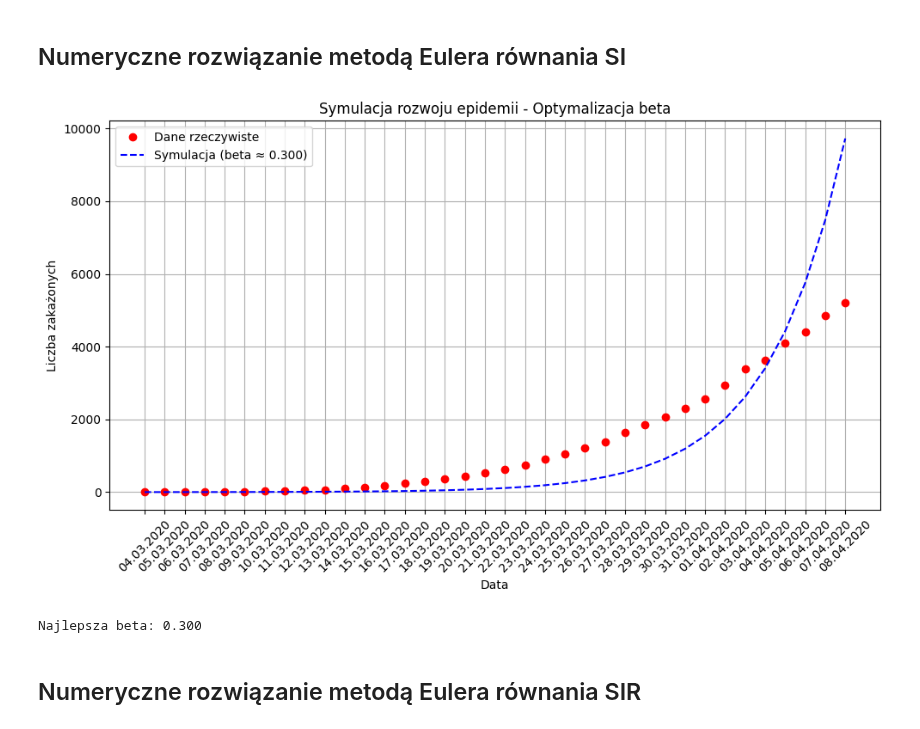
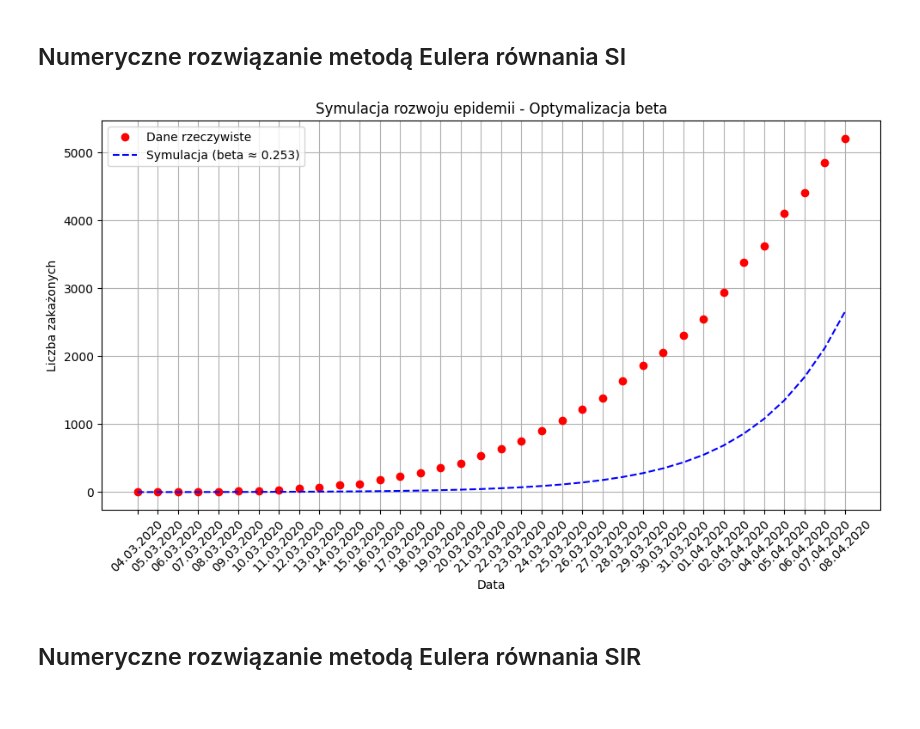
Before and after one commit to 277465/Modelowanie-Pandemii-Sars-cov-19, a Jupyter notebook: projekt.ipynb, the cells around one changed output. Drawn from its saved outputs; the diff is of its cells as text; code cells hidden in the pictures.

Commit message:
beta i wykresy

```diff
--- a/projekt.ipynb
+++ b/projekt.ipynb
@@ -210,3 +210,31 @@ $$\text{MSE} = \frac{\sum_{i=1}^{n} (y_i - p_i)^2}{n}$$
 ### Zastosowanie
 
 Metoda brute force jest stosunkowo prosta, ale może być czasochłonna przy dużych zakresach parametrów. Pomimo tego jest bardzo intuicyjna i skuteczna w przypadku małych przestrzeni poszukiwań, jak w tym przykładzie. Po znalezieniu optymalnych współczynników możemy wykorzystać model SIR do prognozowania przyszłego rozwoju epidemii.
+# %%
+import numpy as np
+from scipy.optimize import minimize
+
+# Dane wejściowe
+n = 37_900_000  # Populacja
+infected_data = [1, 1, 3, 6, 11, 17, 22, 31, 51, 68, 104, 125, 177, 238, 287, 355, 425, 536,
+                 634, 749, 901, 1051, 1221, 1389, 1638, 1862, 2055, 2311, 2554, 2946, 3383,
+                 3627, 4102, 4413, 4848, 5205]
+I0 = infected_data[0]  # Początkowa liczba zakażonych
+t = np.arange(len(infected_data))  # Czas w dniach
+
+# Funkcja analityczna SI
+def I_model(beta, t, I0, N):
+    S0 = N - I0
+    return (N * I0 * np.exp(beta * t)) / (S0 + I0 * np.exp(beta * t))
+
+# Funkcja błędu (MSE)
+def mse(beta):
+    I_simulated = I_model(beta, t, I0, n)  # Oblicz liczby zakażonych dla danego beta
+    return np.mean((np.array(I_simulated) - np.array(infected_data))**2)
+
+# Szukanie beta minimalizujące MSE
+result = minimize(mse, x0=0.3, bounds=[(0.2, 0.4)])  # Zakres beta od 0.2 do 0.4
+best_beta = result.x[0]
+
+# Wyświetlenie najlepszego beta
+print(f"Najlepsza wartość beta: {best_beta:.4f}")
@@ -304,50 +334,34 @@ def update(beta):
     I = np.zeros(t_max)
     S = np.zeros(t_max)
     I[0] = I0
     S[0] = S0
     dt = 1  # Krok czasowy
 
     # Rozwiązanie równania metodą Eulera
     for t in range(1, t_max):
         dI = beta * I[t-1] * S[t-1] * dt / n
         I[t] = I[t-1] + dI
         S[t] = S[t-1] - dI
 
     return I
 
-# Funkcja do obliczania MSE (średni błąd kwadratowy)
-def mse(beta):
-    I_simulated = update(beta)  # Symulacja dla danego beta
-    return np.mean((I_simulated - infected_data)**2)  # Obliczenie MSE
-
-# Optymalizacja: Przeszukiwanie w przedziale beta
-beta_values = np.linspace(0.2, 0.4, 1000)  # Siatka wartości beta od 0 do 1 (100 punktów)
-mse_values = [mse(beta) for beta in beta_values]  # Obliczenie MSE dla każdej wartości beta
-
-# Znalezienie najlepszego beta (najmniejszy MSE)
-#best_beta = beta_values[np.argmin(mse_values)]
-best_beta = 0.3
 # Symulacja z najlepszym beta
 Iesi = update(best_beta)  # Zapisanie wyników do Iesi
 
 # Wizualizacja wyników
 plt.figure(figsize=(10, 6))
 plt.plot(range(len(dates)), infected_data, 'o', label='Dane rzeczywiste', color='red')
 plt.plot(range(len(dates)), Iesi, label=f'Symulacja (beta ≈ {best_beta:.3f})', linestyle='--', color='blue')
 plt.xticks(range(len(dates)), dates, rotation=45)
 plt.xlabel('Data')
 plt.ylabel('Liczba zakażonych')
 plt.title('Symulacja rozwoju epidemii - Optymalizacja beta')
 plt.legend()
 plt.grid(True)
 plt.tight_layout()
 plt.show()
-
-# Wyświetlenie najlepszego beta
-print(f"Najlepsza beta: {best_beta:.3f}")
 # %% [output]
-[figure, old version]
+[figure, new version]
-Najlepsza beta: 0.300
 # %% [markdown]
 ## Numeryczne rozwiązanie metodą Eulera równania SIR
 # %%
```
Also changed, not shown: parts of 7 cells of this notebook.
